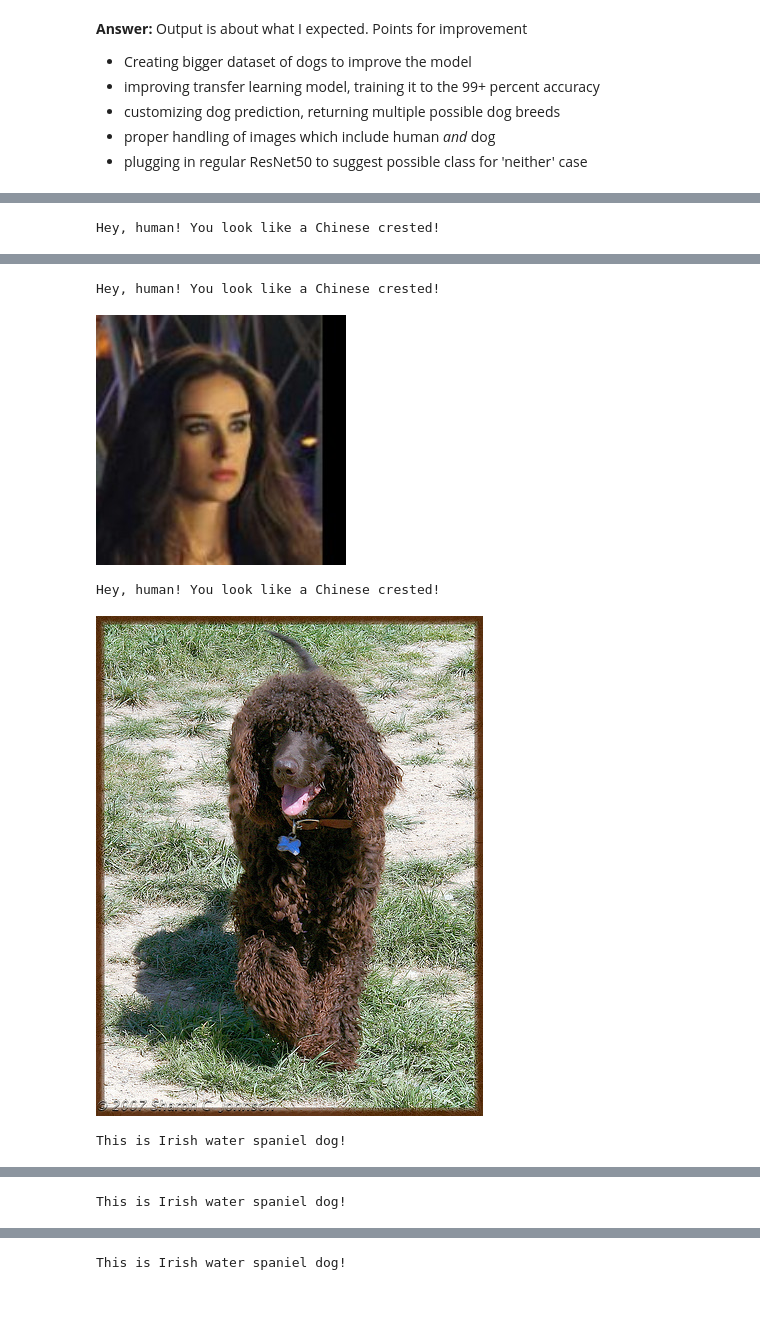
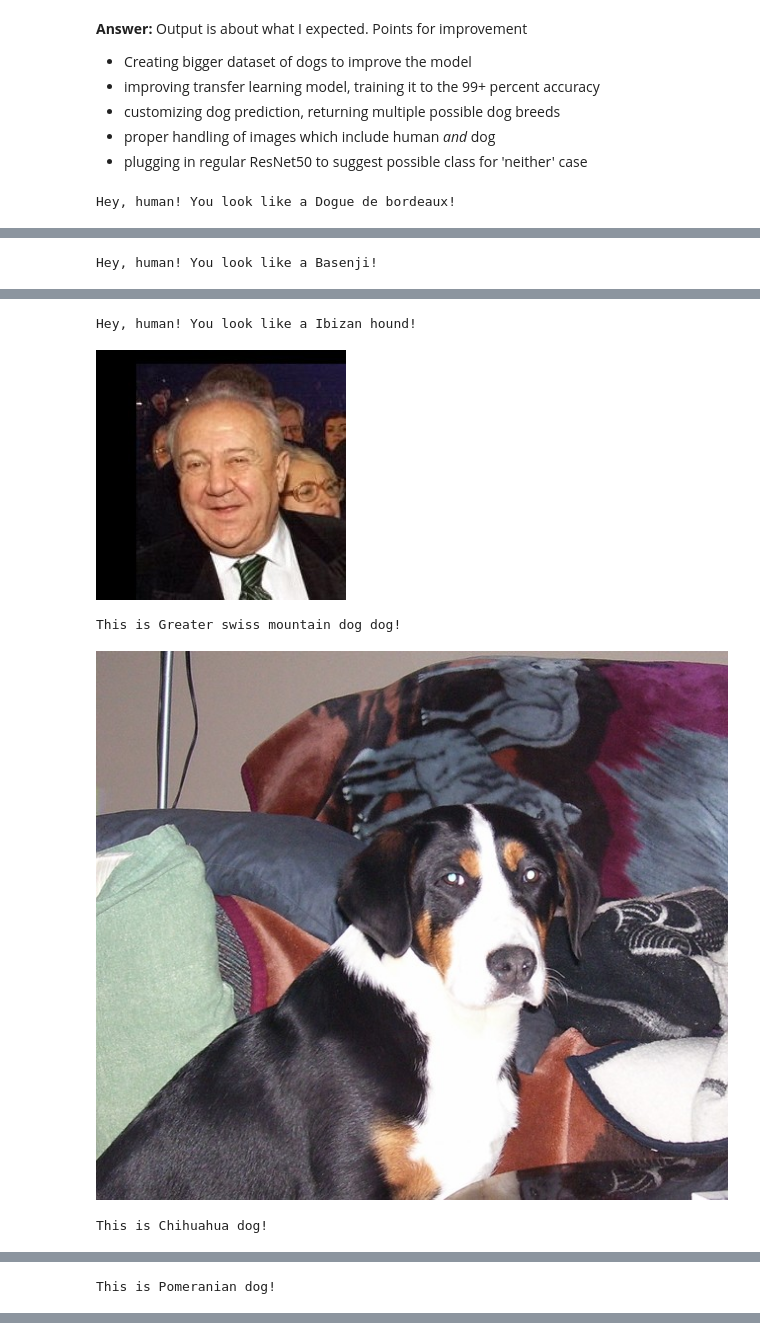
Before and after one commit to VVKot/dlnd-dog-classification, a Jupyter notebook: dog_app.ipynb, the cells around one changed output, grey strips where cells are left out. Saved outputs shown, nothing was run; the diff lists cells and outputs as text; code cells hidden in the pictures; blank space fills up the shorter version.

Commit message:
feat: Add more interesting examples of human and dog images

```diff
--- a/dog_app.ipynb
+++ b/dog_app.ipynb
@@ -767,6 +767,7 @@ __Answer:__ Output is about what I expected. Points for improvement
 ## Feel free to use as many code cells as needed.
 
 ## suggested code, below
-for file in np.hstack((human_files[:3], dog_files[:3])):
+for file in np.hstack((human_files[10:13], dog_files[10:13])):
     run_app(file)
 # %% [output]
+Hey, human! You look like a Dogue de bordeaux!
@@ -774 +775 @@ for file in np.hstack((human_files[:3], dog_files[:3])):
-Hey, human! You look like a Chinese crested!
+Hey, human! You look like a Basenji!
@@ -776,5 +777,5 @@ Hey, human! You look like a Chinese crested!
-Hey, human! You look like a Chinese crested!
+Hey, human! You look like a Ibizan hound!
-[figure, old version]
+[figure, new version]
-Hey, human! You look like a Chinese crested!
+This is Greater swiss mountain dog dog!
-[figure, old version]
+[figure, new version]
-This is Irish water spaniel dog!
+This is Chihuahua dog!
@@ -782 +783 @@ This is Irish water spaniel dog!
-This is Irish water spaniel dog!
+This is Pomeranian dog!
@@ -784 +784,0 @@ This is Irish water spaniel dog!
-This is Irish water spaniel dog!
```
Also changed, not shown: parts of 2 cells of this notebook.
